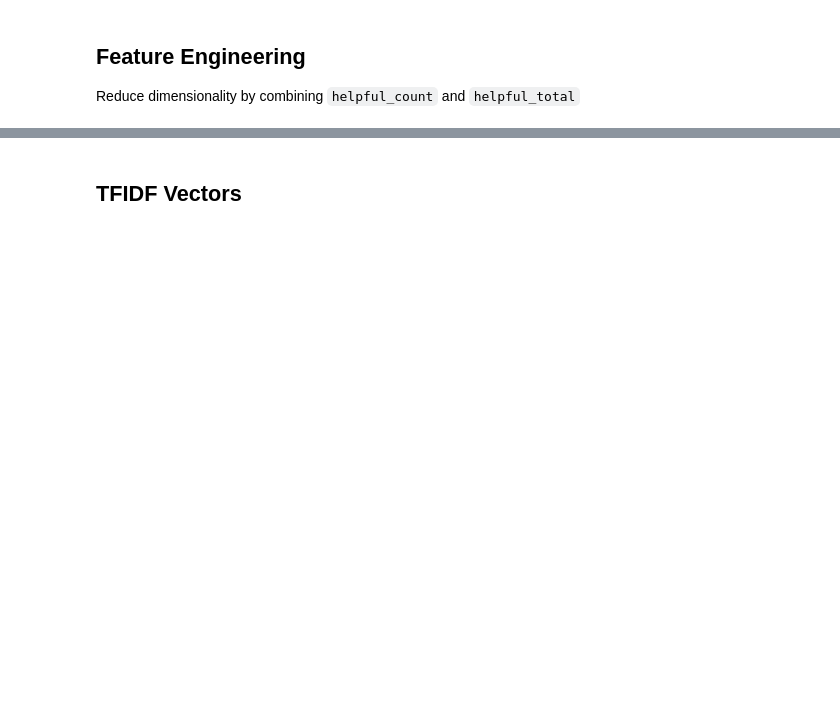
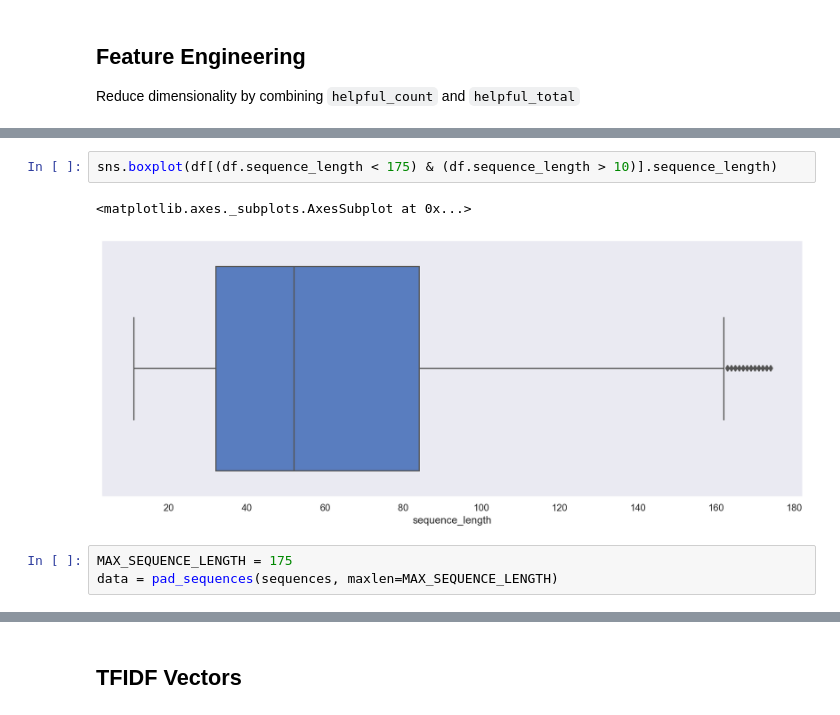
Before and after one commit to wesdoyle/data-science-notebooks, a Jupyter notebook: Amazon_Food_Reviews_NLP/Amazon Food Reviews.ipynb, the cells around one changed output, grey strips where cells are left out. Drawn from its saved outputs; the diff is of its cells as text; blank space fills up the shorter version.

```diff
--- a/Amazon_Food_Reviews_NLP/Amazon Food Reviews.ipynb
+++ b/Amazon_Food_Reviews_NLP/Amazon Food Reviews.ipynb
@@ -266,0 +315,8 @@ df.shape
+# %%
+sns.boxplot(df[(df.sequence_length < 175) & (df.sequence_length > 10)].sequence_length)
+# %% [output]
+<matplotlib.axes._subplots.AxesSubplot at 0x...>
+[figure, added]
+# %%
+MAX_SEQUENCE_LENGTH = 175
+data = pad_sequences(sequences, maxlen=MAX_SEQUENCE_LENGTH)
```
Also changed, not shown: parts of 93 cells of this notebook.
